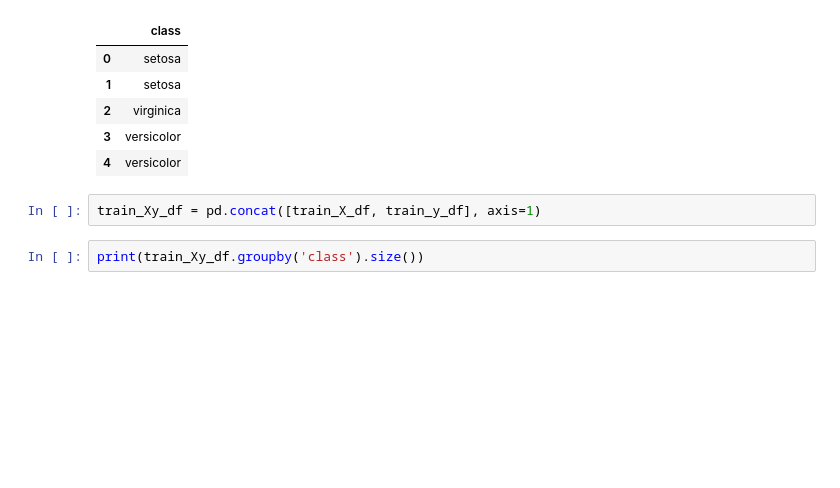
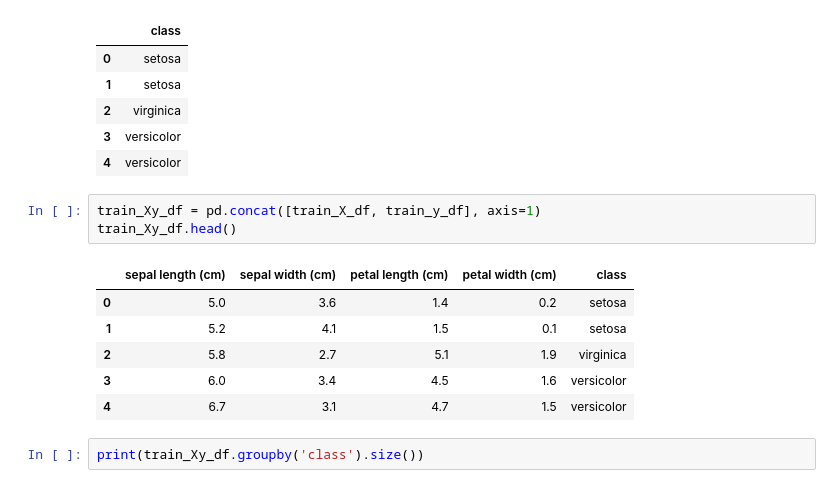
Before and after one commit to oercompbiomed/Seili-2019, a Jupyter notebook: notebooks/1.3-scikit-learn-basics.ipynb, the cells around one changed output. Saved outputs shown, nothing was run; the diff lists cells and outputs as text; blank space fills up the shorter version.

```diff
--- a/notebooks/1.3-scikit-learn-basics.ipynb
+++ b/notebooks/1.3-scikit-learn-basics.ipynb
@@ -290,6 +291,14 @@ train_y_df.head()
 | 4 | versicolor |
 # %%
 train_Xy_df = pd.concat([train_X_df, train_y_df], axis=1)
+train_Xy_df.head()
+# %% [output]
+|  | sepal length (cm) | sepal width (cm) | petal length (cm) | petal width (cm) | class |
+| 0 | 5.0 | 3.6 | 1.4 | 0.2 | setosa |
+| 1 | 5.2 | 4.1 | 1.5 | 0.1 | setosa |
+| 2 | 5.8 | 2.7 | 5.1 | 1.9 | virginica |
+| 3 | 6.0 | 3.4 | 4.5 | 1.6 | versicolor |
+| 4 | 6.7 | 3.1 | 4.7 | 1.5 | versicolor |
 # %%
 print(train_Xy_df.groupby('class').size())
 # %% [output]
```
Also changed, not shown: parts of 5 cells of this notebook, 6 other files.
